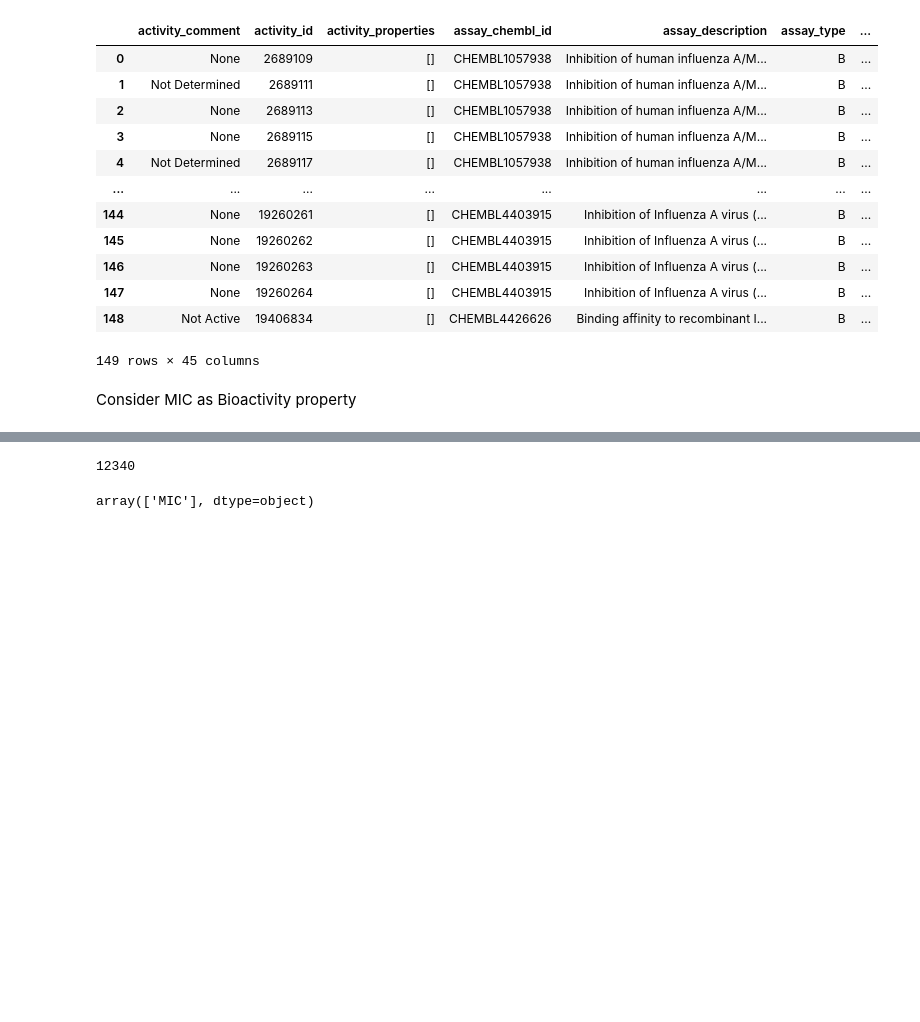
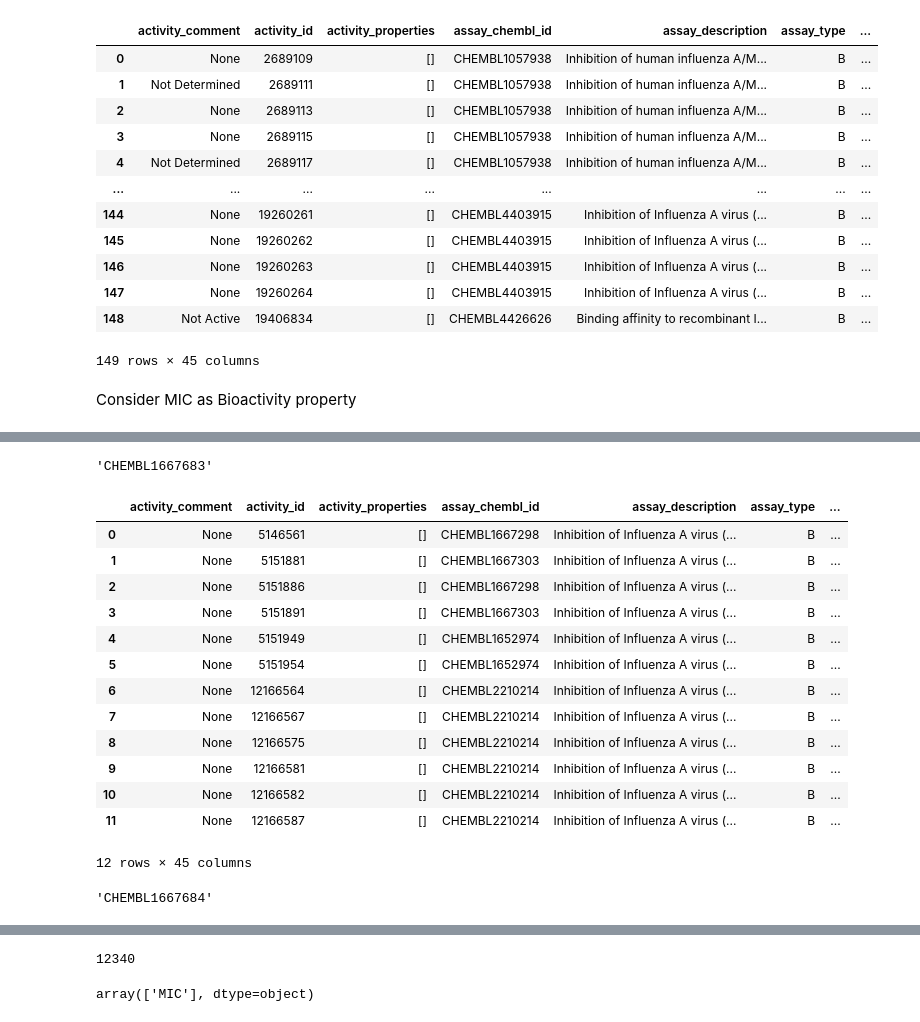
Before and after one commit to Jahan08/hERG-web-app, a Jupyter notebook: NA_INA_data_manipulation.ipynb, the cells around one changed output, grey strips where cells are left out. Cells and saved outputs as stored; diff of their text form; code cells hidden in the pictures; blank space fills up the shorter version.

```diff
--- a/NA_INA_data_manipulation.ipynb
+++ b/NA_INA_data_manipulation.ipynb
@@ -142,7 +194,32 @@ df1
+# %%
+selected_target6 = targets.target_chembl_id[6]
+selected_target6
+# %% [output]
+'CHEMBL1667683'
 # %%
 activity = new_client.activity
-SEL1 = activity.filter(target_chembl_id=selected_target1)
-df1= pd.DataFrame.from_dict(SEL1)
-df1
+SEL6 = activity.filter(target_chembl_id=selected_target6)
+df6= pd.DataFrame.from_dict(SEL6)
+df6
+# %% [output]
+|  | activity_comment | activity_id | activity_properties | assay_chembl_id | assay_description | assay_type | ... |
+| 0 | None | 5146561 | [] | CHEMBL1667298 | Inhibition of Influenza A virus (... | B | ... |
+| 1 | None | 5151881 | [] | CHEMBL1667303 | Inhibition of Influenza A virus (... | B | ... |
+| 2 | None | 5151886 | [] | CHEMBL1667298 | Inhibition of Influenza A virus (... | B | ... |
+| 3 | None | 5151891 | [] | CHEMBL1667303 | Inhibition of Influenza A virus (... | B | ... |
+| 4 | None | 5151949 | [] | CHEMBL1652974 | Inhibition of Influenza A virus (... | B | ... |
+| 5 | None | 5151954 | [] | CHEMBL1652974 | Inhibition of Influenza A virus (... | B | ... |
+| 6 | None | 12166564 | [] | CHEMBL2210214 | Inhibition of Influenza A virus (... | B | ... |
+| 7 | None | 12166567 | [] | CHEMBL2210214 | Inhibition of Influenza A virus (... | B | ... |
+| 8 | None | 12166575 | [] | CHEMBL2210214 | Inhibition of Influenza A virus (... | B | ... |
+| 9 | None | 12166581 | [] | CHEMBL2210214 | Inhibition of Influenza A virus (... | B | ... |
+| 10 | None | 12166582 | [] | CHEMBL2210214 | Inhibition of Influenza A virus (... | B | ... |
+| 11 | None | 12166587 | [] | CHEMBL2210214 | Inhibition of Influenza A virus (... | B | ... |
+12 rows × 45 columns
+# %%
+selected_target7 = targets.target_chembl_id[7]
+selected_target7
+# %% [output]
+'CHEMBL1667684'
 # %%
 activity = new_client.activity
```
Also changed, not shown: parts of 13 cells of this notebook.
